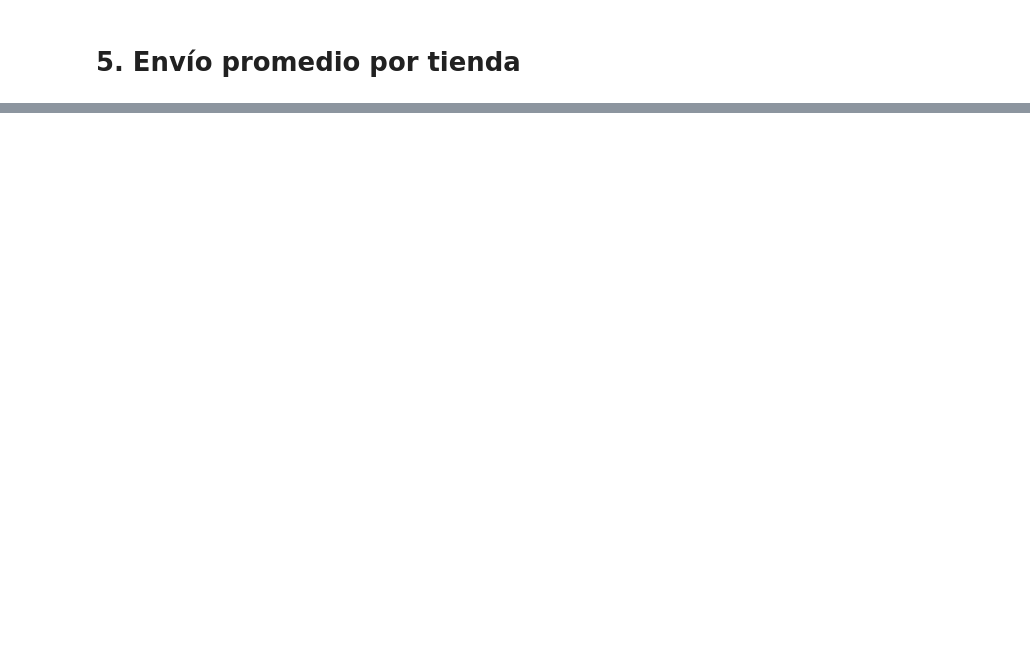
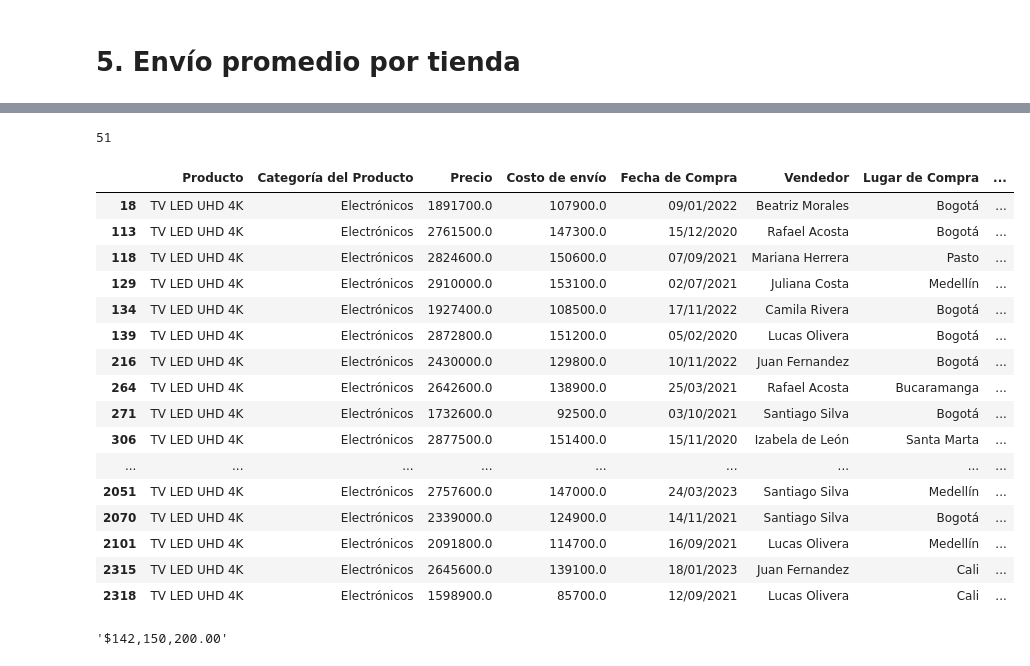
Before and after one commit to jorgevillegazz/Python_Challenge_1, a Jupyter notebook: AluraStoreLatam.ipynb, the cells around one changed output, grey strips where cells are left out. Cells and saved outputs as stored; diff of their text form; code cells hidden in the pictures; blank space fills up the shorter version.

```diff
--- a/AluraStoreLatam.ipynb
+++ b/AluraStoreLatam.ipynb
@@ -278,0 +492,36 @@ El promedio de la calificación de los clientes en la tienda uno es: 3.976685036
+# %%
+#nUMERO TOTAL DE PRODUCTOS X TIENDA
+num_productos = len(precio_variado_por_producto)
+num_productos
+# %% [output]
+51
+# %%
+#Para saber el precio variado del Producto
+
+precio_variado_por_producto = tienda[tienda['Producto'] == 'TV LED UHD 4K'] # en este caso seleccionamos el producto TV LED UHD 4k
+precio_variado_por_producto
+# %% [output]
+|  | Producto | Categoría del Producto | Precio | Costo de envío | Fecha de Compra | Vendedor | Lugar de Compra | ... |
+| 18 | TV LED UHD 4K | Electrónicos | 1891700.0 | 107900.0 | 09/01/2022 | Beatriz Morales | Bogotá | ... |
+| 113 | TV LED UHD 4K | Electrónicos | 2761500.0 | 147300.0 | 15/12/2020 | Rafael Acosta | Bogotá | ... |
+| 118 | TV LED UHD 4K | Electrónicos | 2824600.0 | 150600.0 | 07/09/2021 | Mariana Herrera | Pasto | ... |
+| 129 | TV LED UHD 4K | Electrónicos | 2910000.0 | 153100.0 | 02/07/2021 | Juliana Costa | Medellín | ... |
+| 134 | TV LED UHD 4K | Electrónicos | 1927400.0 | 108500.0 | 17/11/2022 | Camila Rivera | Bogotá | ... |
+| 139 | TV LED UHD 4K | Electrónicos | 2872800.0 | 151200.0 | 05/02/2020 | Lucas Olivera | Bogotá | ... |
+| 216 | TV LED UHD 4K | Electrónicos | 2430000.0 | 129800.0 | 10/11/2022 | Juan Fernandez | Bogotá | ... |
+| 264 | TV LED UHD 4K | Electrónicos | 2642600.0 | 138900.0 | 25/03/2021 | Rafael Acosta | Bucaramanga | ... |
+| 271 | TV LED UHD 4K | Electrónicos | 1732600.0 | 92500.0 | 03/10/2021 | Santiago Silva | Bogotá | ... |
+| 306 | TV LED UHD 4K | Electrónicos | 2877500.0 | 151400.0 | 15/11/2020 | Izabela de León | Santa Marta | ... |
+| ... | ... | ... | ... | ... | ... | ... | ... | ... |
+| 2051 | TV LED UHD 4K | Electrónicos | 2757600.0 | 147000.0 | 24/03/2023 | Santiago Silva | Medellín | ... |
+| 2070 | TV LED UHD 4K | Electrónicos | 2339000.0 | 124900.0 | 14/11/2021 | Santiago Silva | Bogotá | ... |
+| 2101 | TV LED UHD 4K | Electrónicos | 2091800.0 | 114700.0 | 16/09/2021 | Lucas Olivera | Medellín | ... |
+| 2315 | TV LED UHD 4K | Electrónicos | 2645600.0 | 139100.0 | 18/01/2023 | Juan Fernandez | Cali | ... |
+| 2318 | TV LED UHD 4K | Electrónicos | 1598900.0 | 85700.0 | 12/09/2021 | Lucas Olivera | Cali | ... |
+# %%
+#Venta Total de un Producto
+venta_total_TV_LED_UHD_4K = precio_variado_por_producto.Precio.sum()
+venta_total_TV_LED_UHD_4K_Moneda = f'${venta_total_TV_LED_UHD_4K:,.2f}'
+venta_total_TV_LED_UHD_4K_Moneda
+# %% [output]
+'$142,150,200.00'
```
Also changed, not shown: parts of 29 cells of this notebook.
